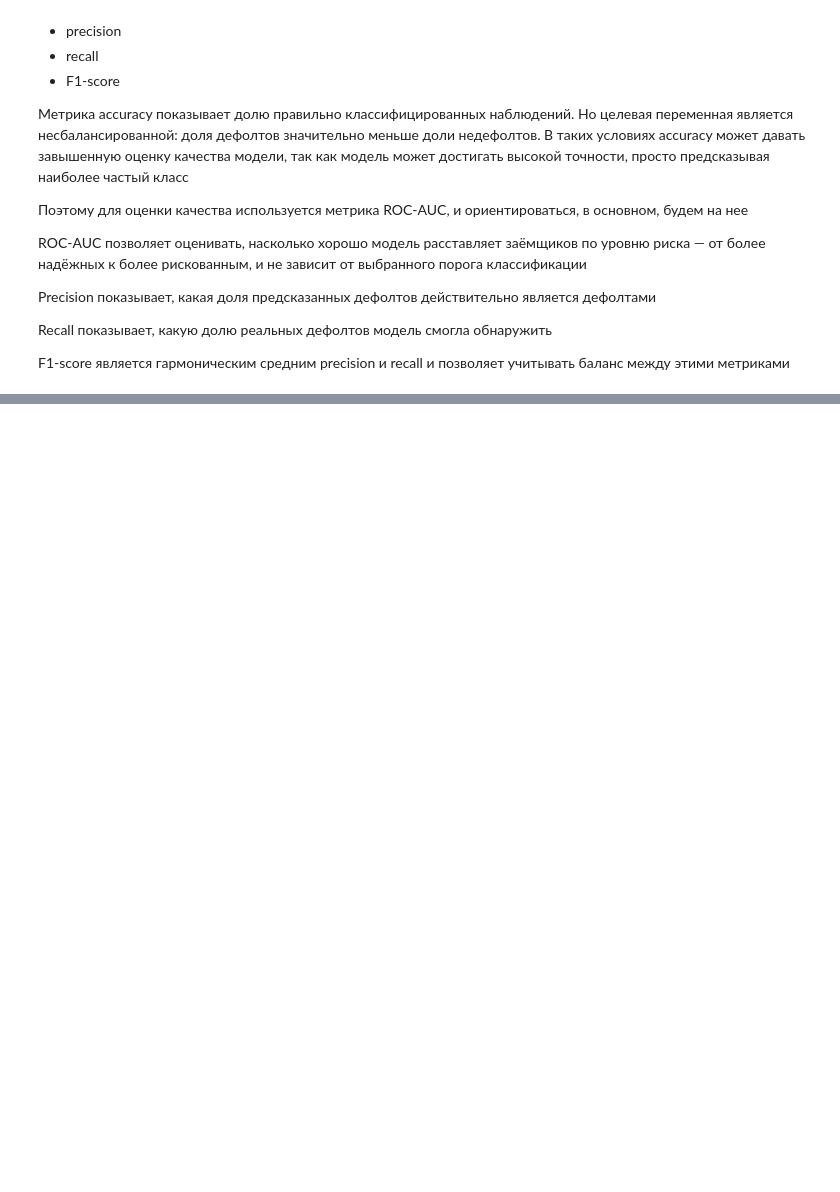
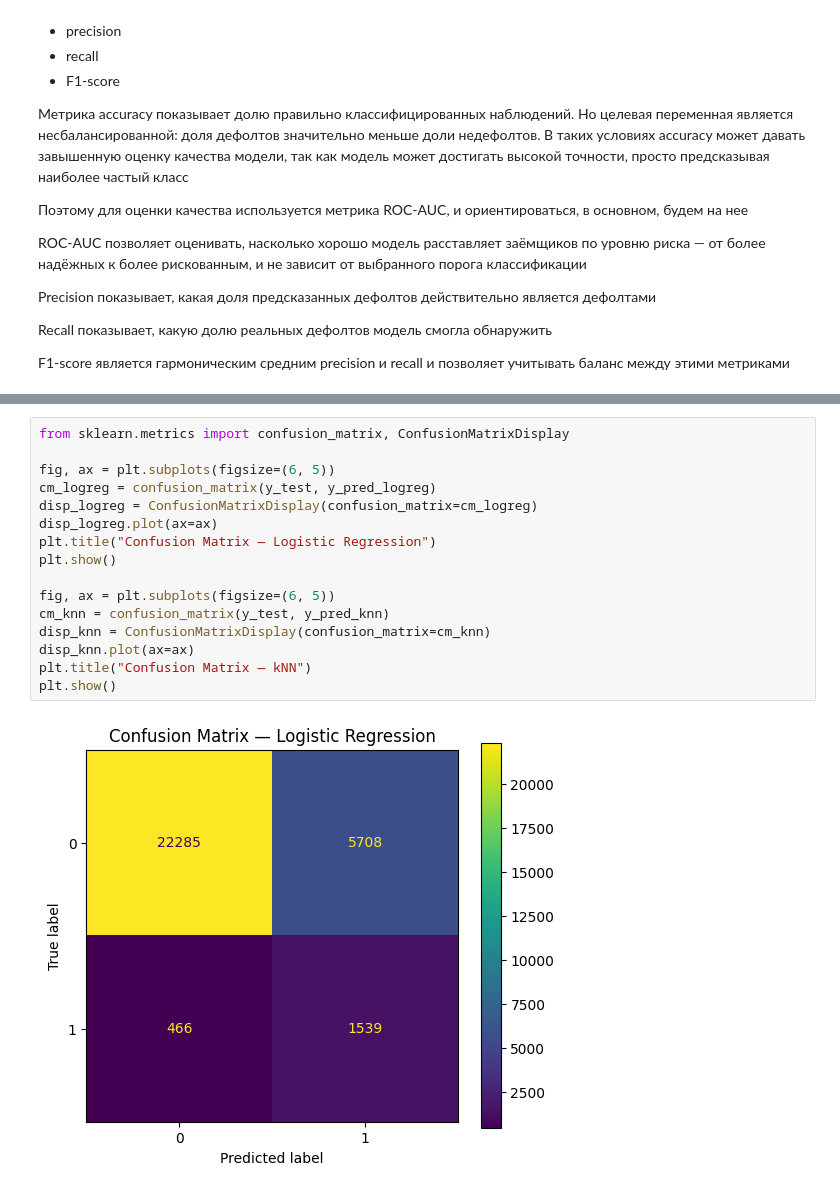
Before and after one commit to tayaland1514/statprak_hw, a Jupyter notebook: EDA.ipynb, the cells around one changed output, grey strips where cells are left out. Drawn from its saved outputs; the diff is of its cells as text; blank space fills up the shorter version.

```diff
--- a/EDA.ipynb
+++ b/EDA.ipynb
@@ -455,0 +789,18 @@ F1-score является гармоническим средним precision и
+# %%
+from sklearn.metrics import confusion_matrix, ConfusionMatrixDisplay
+
+fig, ax = plt.subplots(figsize=(6, 5))
+cm_logreg = confusion_matrix(y_test, y_pred_logreg)
+disp_logreg = ConfusionMatrixDisplay(confusion_matrix=cm_logreg)
+disp_logreg.plot(ax=ax)
+plt.title("Confusion Matrix — Logistic Regression")
+plt.show()
+
+fig, ax = plt.subplots(figsize=(6, 5))
+cm_knn = confusion_matrix(y_test, y_pred_knn)
+disp_knn = ConfusionMatrixDisplay(confusion_matrix=cm_knn)
+disp_knn.plot(ax=ax)
+plt.title("Confusion Matrix — kNN")
+plt.show()
+# %% [output]
+[figure, added]
```
Also changed, not shown: parts of 49 cells of this notebook.
